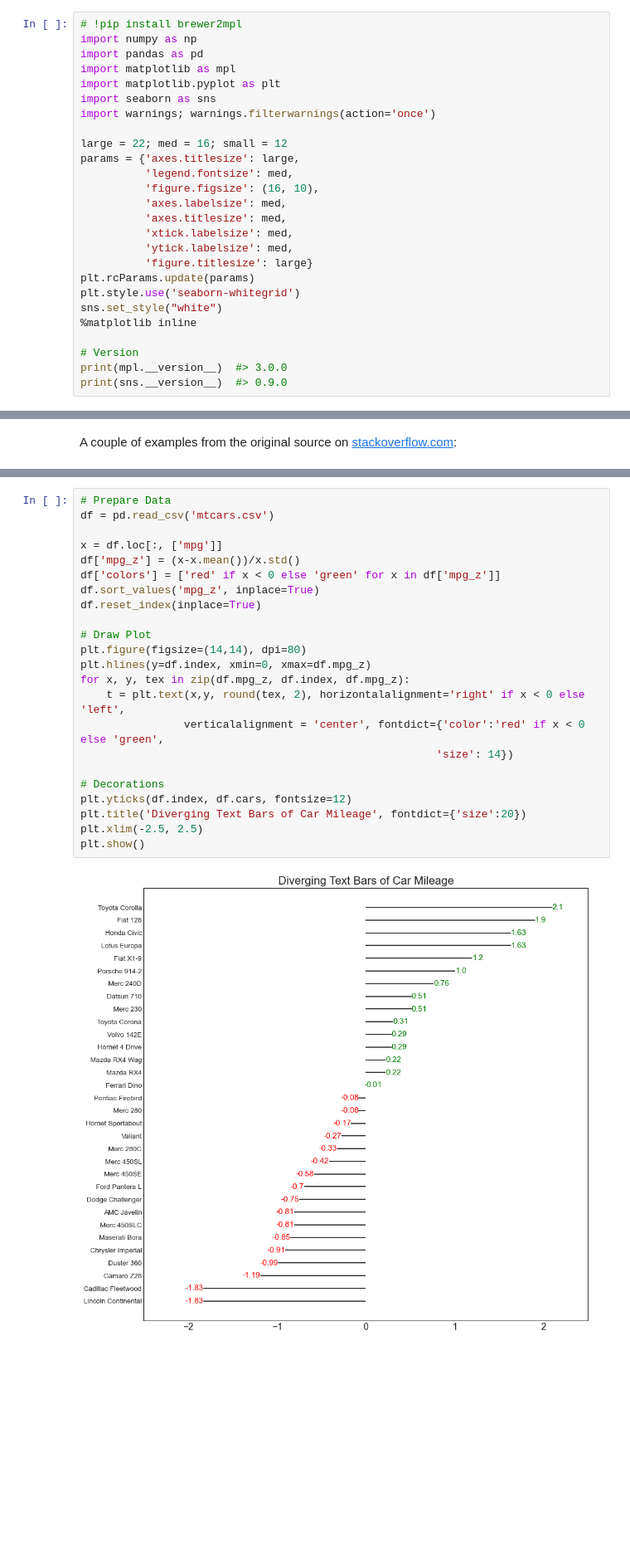
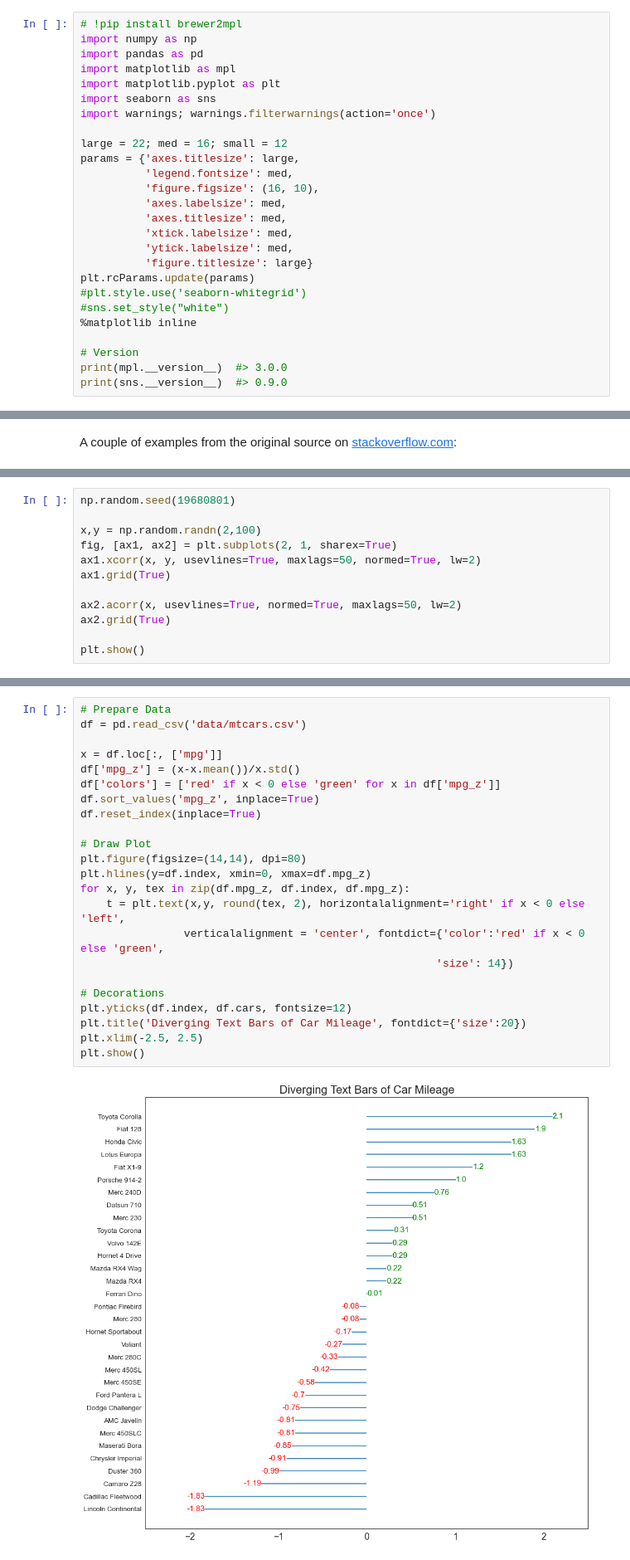
Before and after one commit to measley41/JupyterCheat-Sheets, a Jupyter notebook: Matplotlib_Plot_Types_MDE.ipynb, the cells around one changed output, grey strips where cells are left out. Shown at 83% size. Saved outputs shown, nothing was run; the diff lists cells and outputs as text; blank space fills up the shorter version.

```diff
--- a/Matplotlib_Plot_Types_MDE.ipynb
+++ b/Matplotlib_Plot_Types_MDE.ipynb
@@ -115,8 +118,8 @@ params = {'axes.titlesize': large,
           'ytick.labelsize': med,
           'figure.titlesize': large}
 plt.rcParams.update(params)
-plt.style.use('seaborn-whitegrid')
-sns.set_style("white")
+#plt.style.use('seaborn-whitegrid')
+#sns.set_style("white")
 %matplotlib inline
 
 # Version
@@ -512,0 +535,12 @@ plt.show()
+# %%
+np.random.seed(19680801)
+
+x,y = np.random.randn(2,100)
+fig, [ax1, ax2] = plt.subplots(2, 1, sharex=True)
+ax1.xcorr(x, y, usevlines=True, maxlags=50, normed=True, lw=2)
+ax1.grid(True)
+
+ax2.acorr(x, usevlines=True, normed=True, maxlags=50, lw=2)
+ax2.grid(True)
+
+plt.show()
@@ -557,29 +626,29 @@ plt.show()
 Diverging texts is similar to diverging bars and it is preferred if you want to show the value of each item within the chart in a nice and presentable way.
 # %%
 # Prepare Data
-df = pd.read_csv('mtcars.csv')
+df = pd.read_csv('data/mtcars.csv')
 
 x = df.loc[:, ['mpg']]
 df['mpg_z'] = (x-x.mean())/x.std()
 df['colors'] = ['red' if x < 0 else 'green' for x in df['mpg_z']]
 df.sort_values('mpg_z', inplace=True)
 df.reset_index(inplace=True)
 
 # Draw Plot
 plt.figure(figsize=(14,14), dpi=80)
 plt.hlines(y=df.index, xmin=0, xmax=df.mpg_z)
 for x, y, tex in zip(df.mpg_z, df.index, df.mpg_z):
     t = plt.text(x,y, round(tex, 2), horizontalalignment='right' if x < 0 else 'left',
                 verticalalignment = 'center', fontdict={'color':'red' if x < 0 else 'green',
                                                        'size': 14})
 
 # Decorations
 plt.yticks(df.index, df.cars, fontsize=12)
 plt.title('Diverging Text Bars of Car Mileage', fontdict={'size':20})
 plt.xlim(-2.5, 2.5)
 plt.show()
 # %% [output]
-[figure, old version]
+[figure, new version]
 # %% [markdown]
 [Return to Top](#Contents)
 <a id='13'></a>
```
Also changed, not shown: parts of 50 cells of this notebook, 1 other file.
